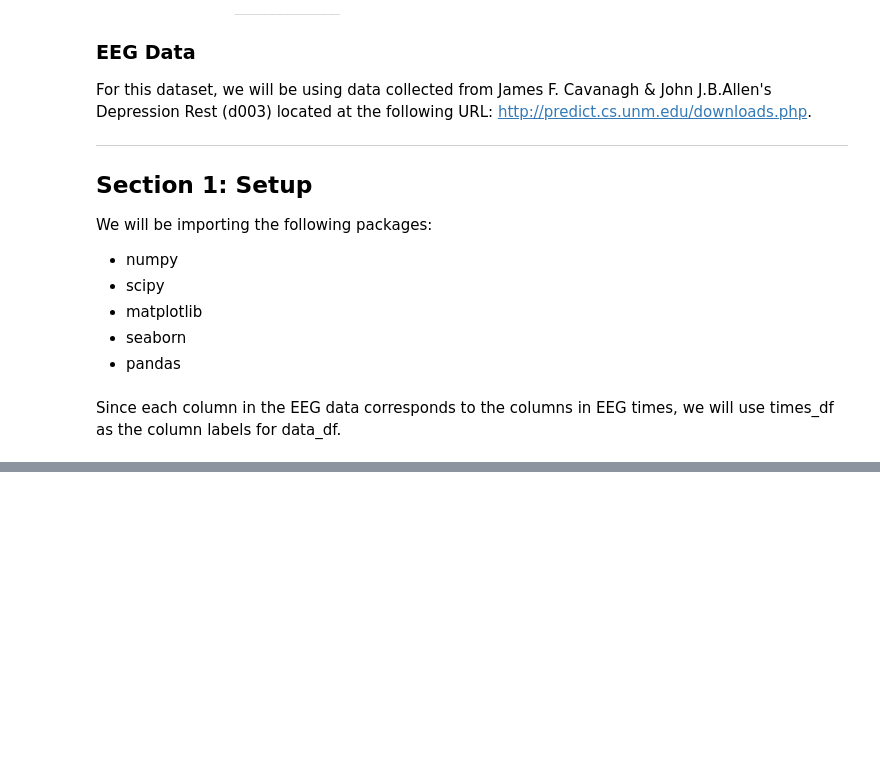
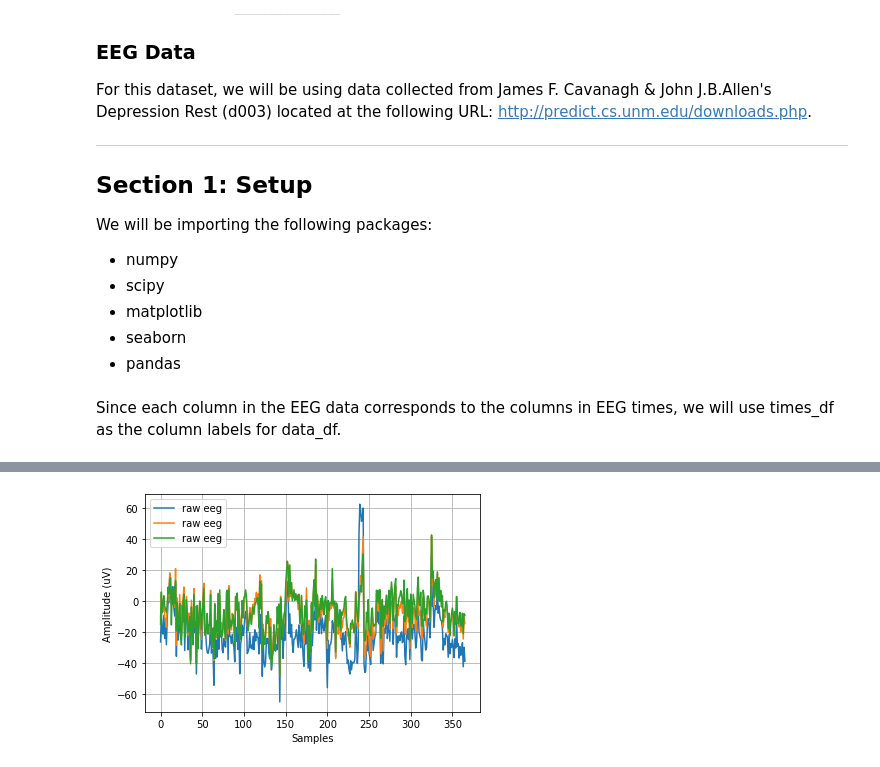
Before and after one commit to m1kwok/COGS189_Final_Project, a Jupyter notebook: Data_Filtering.ipynb, the cells around one changed output, grey strips where cells are left out. Cells and saved outputs as stored; diff of their text form; code cells hidden in the pictures; blank space fills up the shorter version.

```diff
--- a/Data_Filtering.ipynb
+++ b/Data_Filtering.ipynb
@@ -126,3 +141,13 @@ plt.legend(loc = 'best');
+# %%
+#Open Eyes
+a = np.transpose(open_data)
+plt.plot(a, label = "raw eeg");
+plt.xlabel('Samples');
+plt.ylabel('Amplitude (uV)');
+plt.grid(True);
+plt.legend(loc = 'best');
+# %% [output]
+[figure, added]
 # %%
 data = closed_data.mean()
 
```
Also changed, not shown: parts of 14 cells of this notebook.
